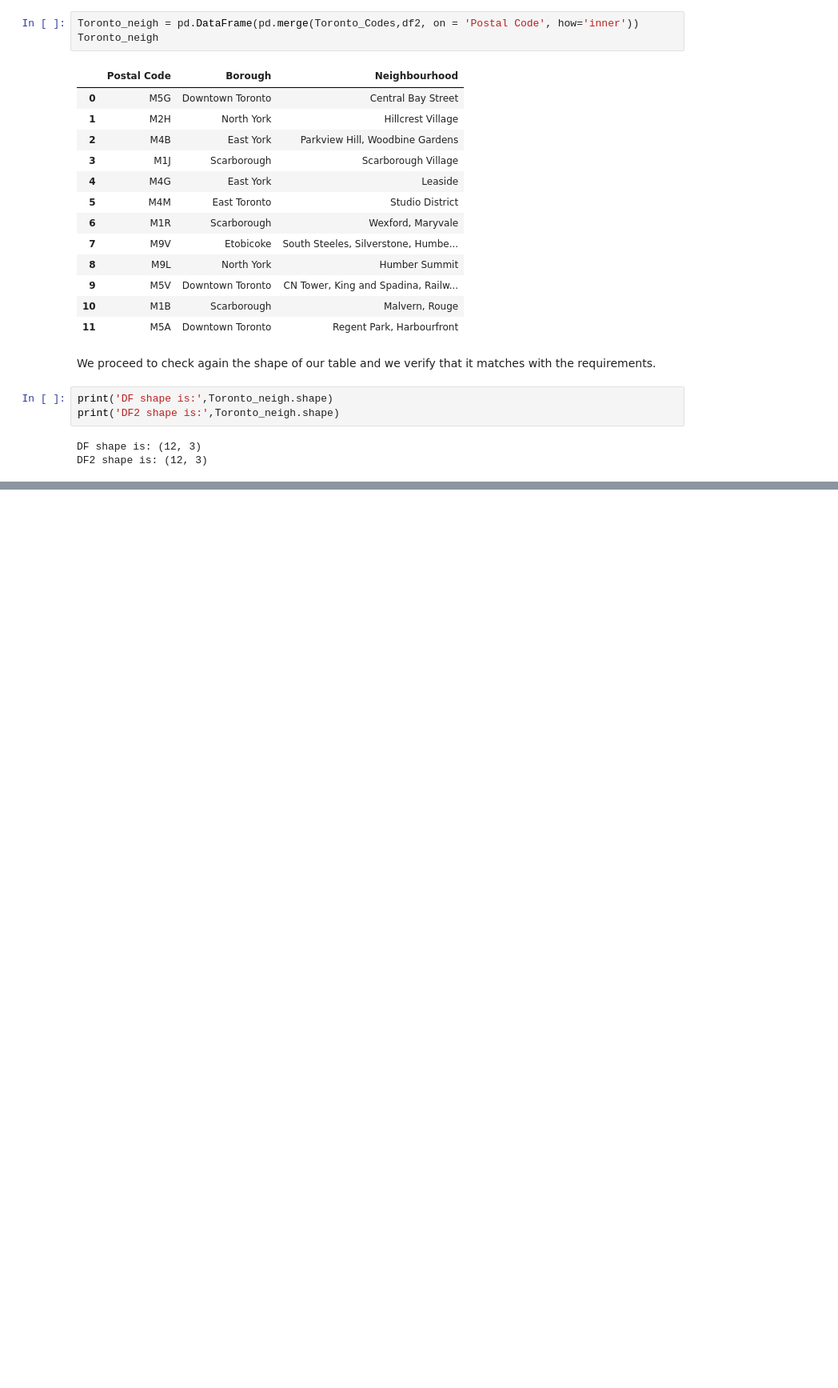
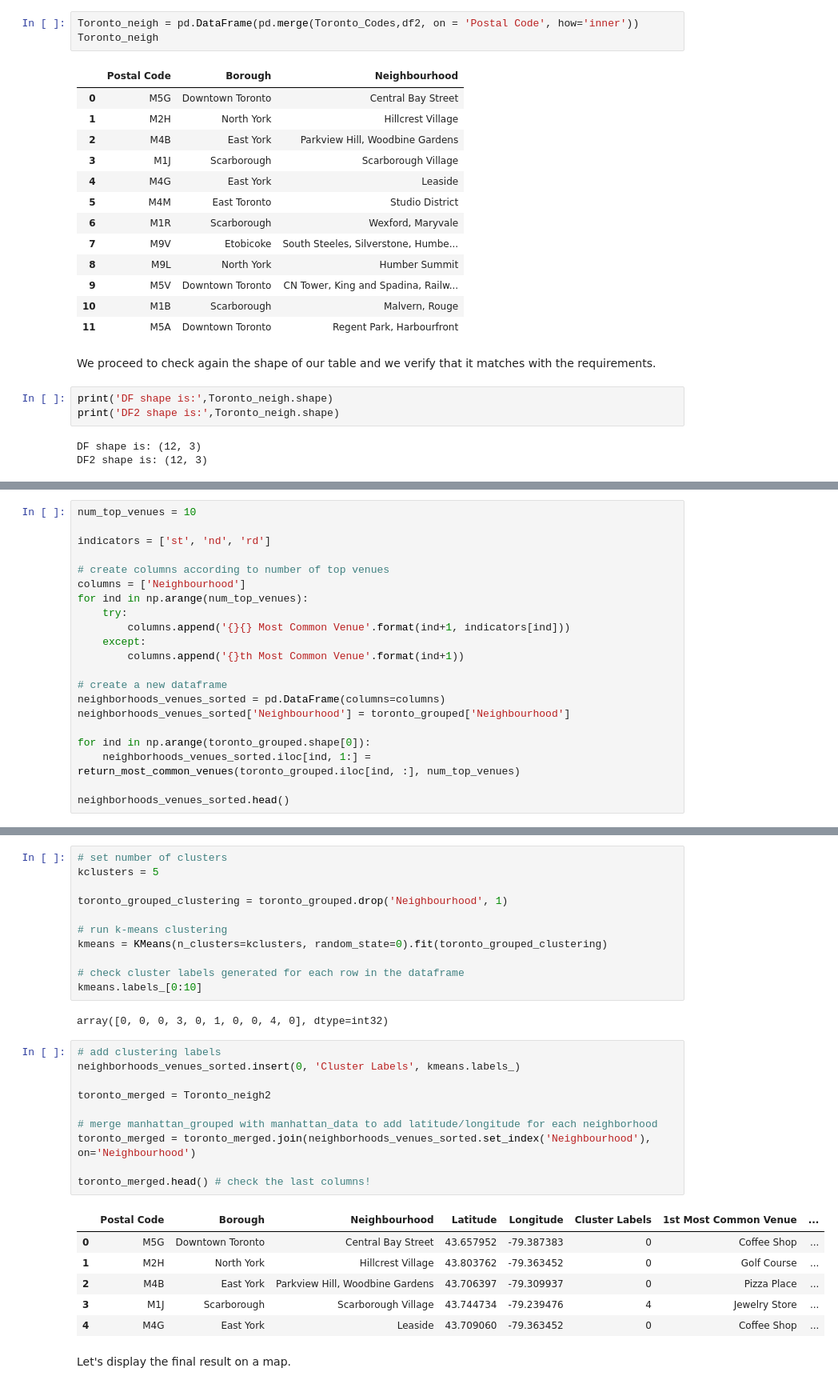
Before and after one commit to mporchia/coursera-capstone-project, a Jupyter notebook: Clustering neighborhoods in Toronto.ipynb, the cells around one changed output, grey strips where cells are left out. Shown at 80% size. Drawn from its saved outputs; the diff is of its cells as text; blank space fills up the shorter version.

```diff
--- a/Clustering neighborhoods in Toronto.ipynb
+++ b/Clustering neighborhoods in Toronto.ipynb
@@ -123,0 +344,21 @@ DF2 shape is: (12, 3)
+# %%
+num_top_venues = 10
+
+indicators = ['st', 'nd', 'rd']
+
+# create columns according to number of top venues
+columns = ['Neighbourhood']
+for ind in np.arange(num_top_venues):
+    try:
+        columns.append('{}{} Most Common Venue'.format(ind+1, indicators[ind]))
+    except:
+        columns.append('{}th Most Common Venue'.format(ind+1))
+
+# create a new dataframe
+neighborhoods_venues_sorted = pd.DataFrame(columns=columns)
+neighborhoods_venues_sorted['Neighbourhood'] = toronto_grouped['Neighbourhood']
+
+for ind in np.arange(toronto_grouped.shape[0]):
+    neighborhoods_venues_sorted.iloc[ind, 1:] = return_most_common_venues(toronto_grouped.iloc[ind, :], num_top_venues)
+
+neighborhoods_venues_sorted.head()
@@ -123,0 +372,32 @@ DF2 shape is: (12, 3)
+# %%
+# set number of clusters
+kclusters = 5
+
+toronto_grouped_clustering = toronto_grouped.drop('Neighbourhood', 1)
+
+# run k-means clustering
+kmeans = KMeans(n_clusters=kclusters, random_state=0).fit(toronto_grouped_clustering)
+
+# check cluster labels generated for each row in the dataframe
+kmeans.labels_[0:10]
+# %% [output]
+array([0, 0, 0, 3, 0, 1, 0, 0, 4, 0], dtype=int32)
+# %%
+# add clustering labels
+neighborhoods_venues_sorted.insert(0, 'Cluster Labels', kmeans.labels_)
+
+toronto_merged = Toronto_neigh2
+
+# merge manhattan_grouped with manhattan_data to add latitude/longitude for each neighborhood
+toronto_merged = toronto_merged.join(neighborhoods_venues_sorted.set_index('Neighbourhood'), on='Neighbourhood')
+
+toronto_merged.head() # check the last columns!
+# %% [output]
+|  | Postal Code | Borough | Neighbourhood | Latitude | Longitude | Cluster Labels | 1st Most Common Venue | ... |
+| 0 | M5G | Downtown Toronto | Central Bay Street | 43.657952 | -79.387383 | 0 | Coffee Shop | ... |
+| 1 | M2H | North York | Hillcrest Village | 43.803762 | -79.363452 | 0 | Golf Course | ... |
+| 2 | M4B | East York | Parkview Hill, Woodbine Gardens | 43.706397 | -79.309937 | 0 | Pizza Place | ... |
+| 3 | M1J | Scarborough | Scarborough Village | 43.744734 | -79.239476 | 4 | Jewelry Store | ... |
+| 4 | M4G | East York | Leaside | 43.709060 | -79.363452 | 0 | Coffee Shop | ... |
+# %% [markdown]
+Let's display the final result on a map.
```
Also changed, not shown: parts of 25 cells of this notebook.
